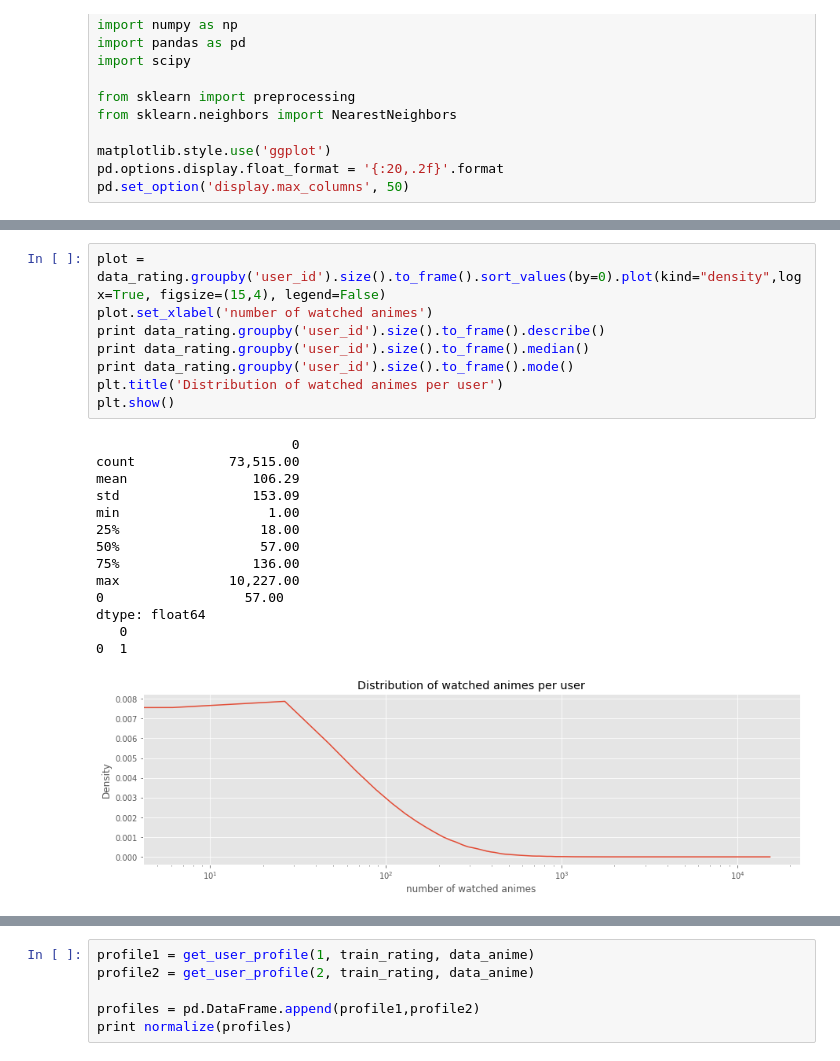
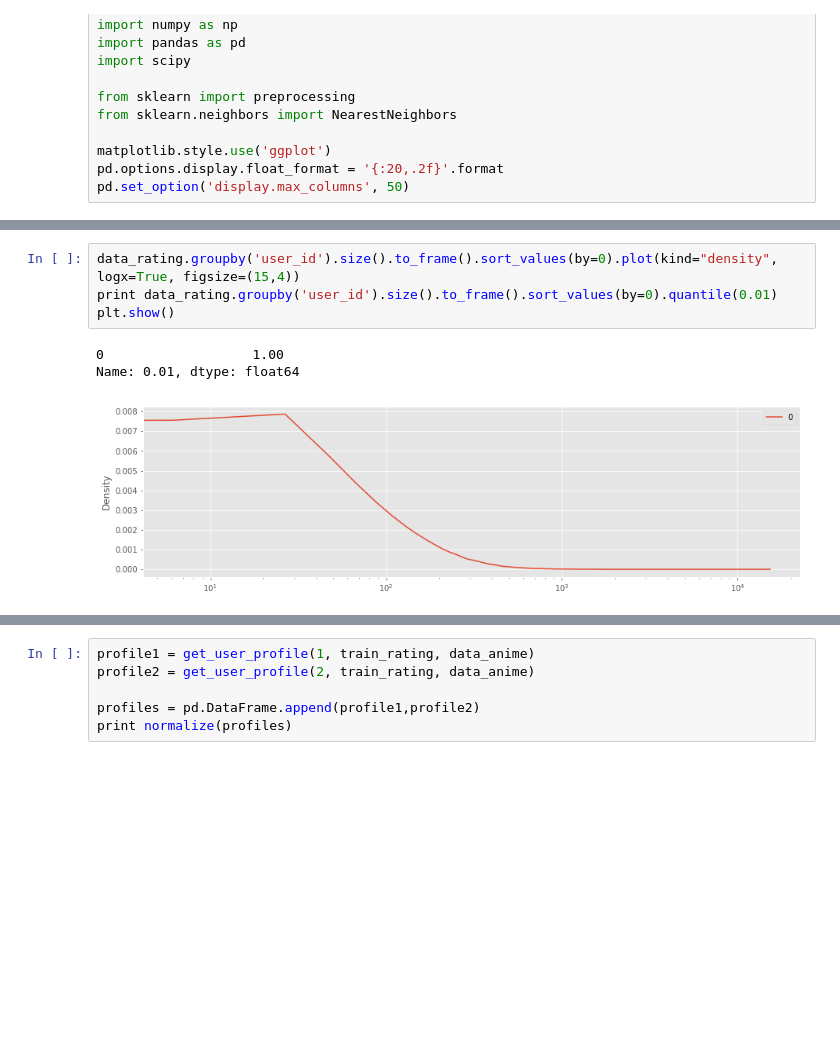
Before and after one commit to micksi/datamining_exam, a Jupyter notebook: Descriptive Statistics.ipynb, the cells around one changed output, grey strips where cells are left out. Drawn from its saved outputs; the diff is of its cells as text; blank space fills up the shorter version.

```diff
--- a/Descriptive Statistics.ipynb
+++ b/Descriptive Statistics.ipynb
@@ -56,26 +51,11 @@ plt.show()
 # %%
-plot = data_rating.groupby('user_id').size().to_frame().sort_values(by=0).plot(kind="density",logx=True, figsize=(15,4), legend=False)
-plot.set_xlabel('number of watched animes')
-print data_rating.groupby('user_id').size().to_frame().describe()
-print data_rating.groupby('user_id').size().to_frame().median()
-print data_rating.groupby('user_id').size().to_frame().mode()
-plt.title('Distribution of watched animes per user')
+data_rating.groupby('user_id').size().to_frame().sort_values(by=0).plot(kind="density", logx=True, figsize=(15,4))
+print data_rating.groupby('user_id').size().to_frame().sort_values(by=0).quantile(0.01)
 plt.show()
 # %% [output]
-                         0
-count            73,515.00
-mean                106.29
-std                 153.09
-min                   1.00
-25%                  18.00
-50%                  57.00
-75%                 136.00
-max              10,227.00
-0                  57.00
-dtype: float64
-   0
-0  1
+0                   1.00
+Name: 0.01, dtype: float64
-[figure, old version]
+[figure, new version]
 # %%
 print 'Anime rating:'
 print data_anime['rating'].describe(include='all')
```
Also changed, not shown: parts of 11 cells of this notebook, 1 other file.
